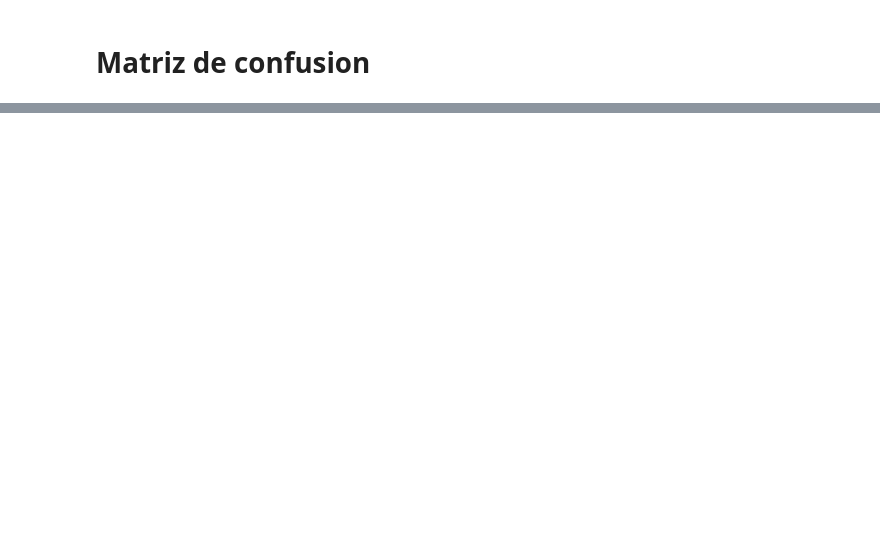
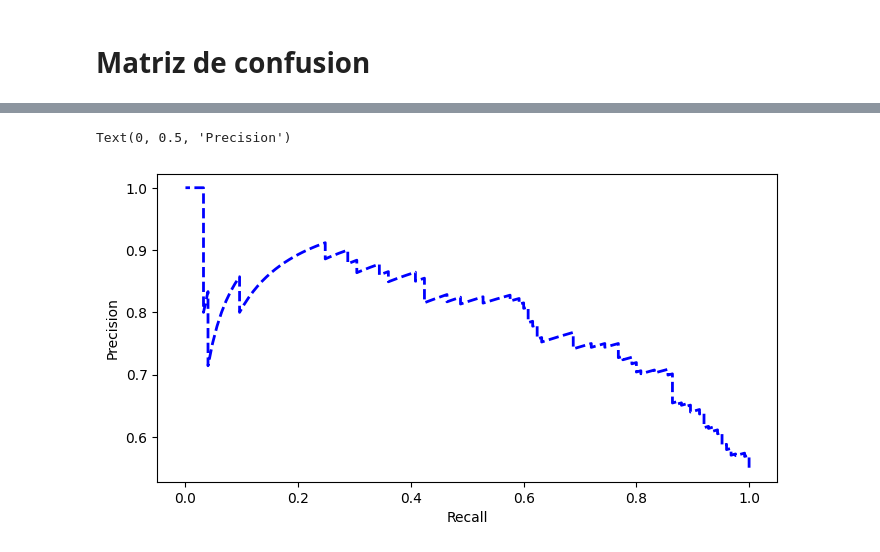
Before and after one commit to daferre01/BIGDATA-IA, a Jupyter notebook: IA/MachineLearning/REGRESION/heartattack/heart.ipynb, the cells around one changed output, grey strips where cells are left out. Drawn from its saved outputs; the diff is of its cells as text; code cells hidden in the pictures; blank space fills up the shorter version.

```diff
--- a/IA/MachineLearning/REGRESION/heartattack/heart.ipynb
+++ b/IA/MachineLearning/REGRESION/heartattack/heart.ipynb
@@ -513,0 +526,8 @@ print(roc_auc_score(y_train, y_scores_forest))
+# %%
+plt.figure(figsize=(8,4))
+plt.plot(recalls, precisions, "b--", label="Precision/recall", linewidth=2)
+plt.xlabel("Recall")
+plt.ylabel("Precision")
+# %% [output]
+Text(0, 0.5, 'Precision')
+[figure, added]
```
Also changed, not shown: parts of 16 cells of this notebook.
